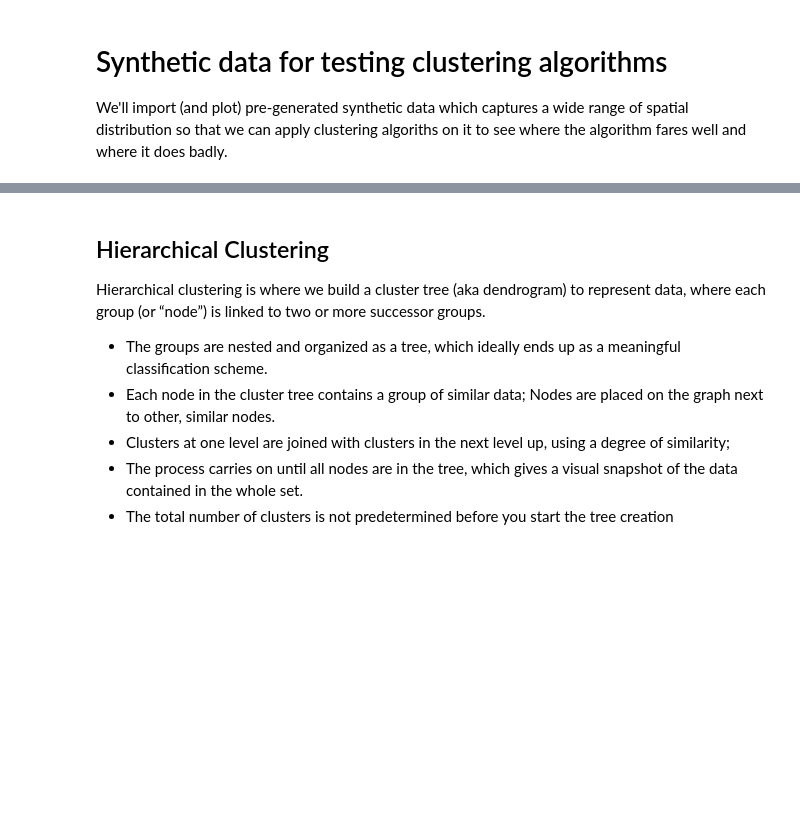
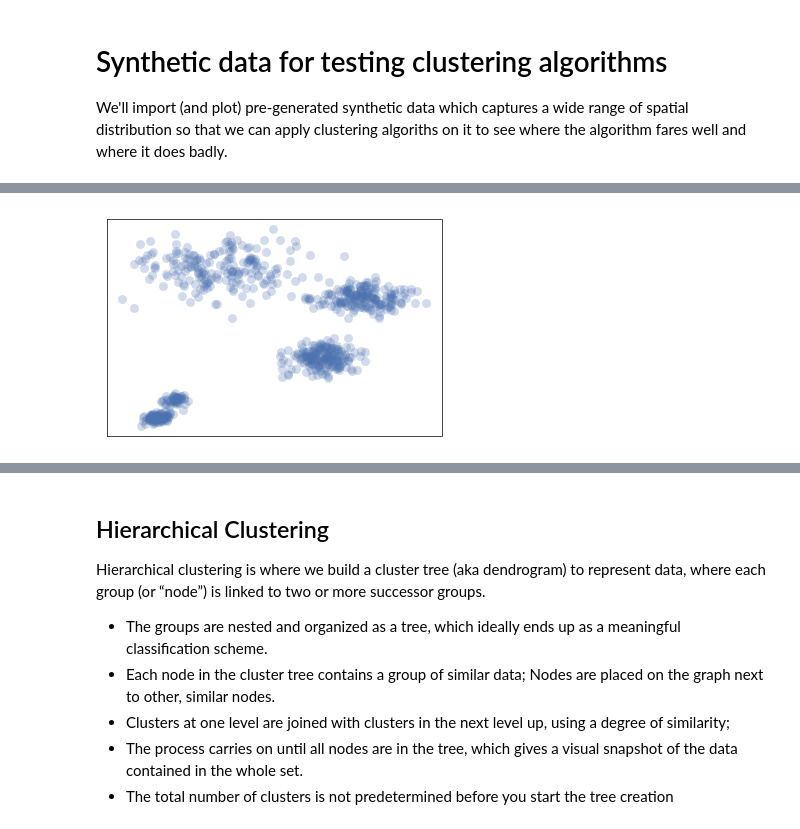
Before and after one commit to commit-live-students/clustering_in_class, a Jupyter notebook: notebooks/clustering_slides.ipynb, the cells around one changed output, grey strips where cells are left out. Cells and saved outputs as stored; diff of their text form; code cells hidden in the pictures; blank space fills up the shorter version.

```diff
--- a/notebooks/clustering_slides.ipynb
+++ b/notebooks/clustering_slides.ipynb
@@ -380,3 +264,15 @@ frame.axes.get_yaxis().set_visible(False)
+# %%
+c = np.random.multivariate_normal([50, 40], [[20, 1], [1, 30]], size=[200,])
+d = np.random.multivariate_normal([60, 80], [[30, 1], [1, 30]], size=[200,])
+e = np.random.multivariate_normal([25, 100], [[100, 1], [1, 100]], size=[200,])
+X2 = np.concatenate((X, c, d, e),)
+plt.scatter(X2[:,0], X2[:,1],  c='b', **plot_kwds)
+frame = plt.gca()
+frame.axes.get_xaxis().set_visible(False)
+frame.axes.get_yaxis().set_visible(False)
+plt.show()
+# %% [output]
+[figure, added]
 # %%
 def plot_clusters(data, algorithm, args, kwds):
     start_time = time.time()
```
Also changed, not shown: parts of 50 cells of this notebook, 1 other file.
